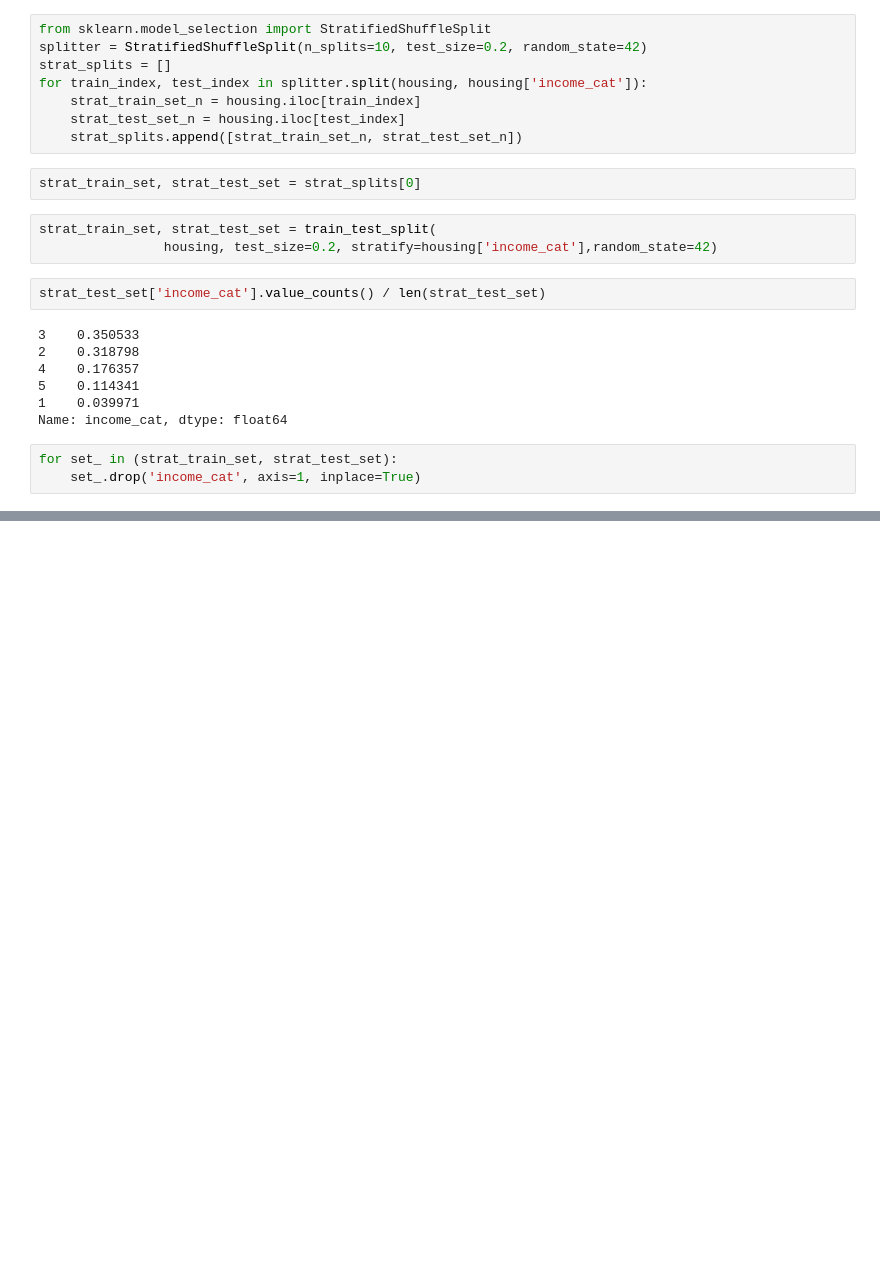
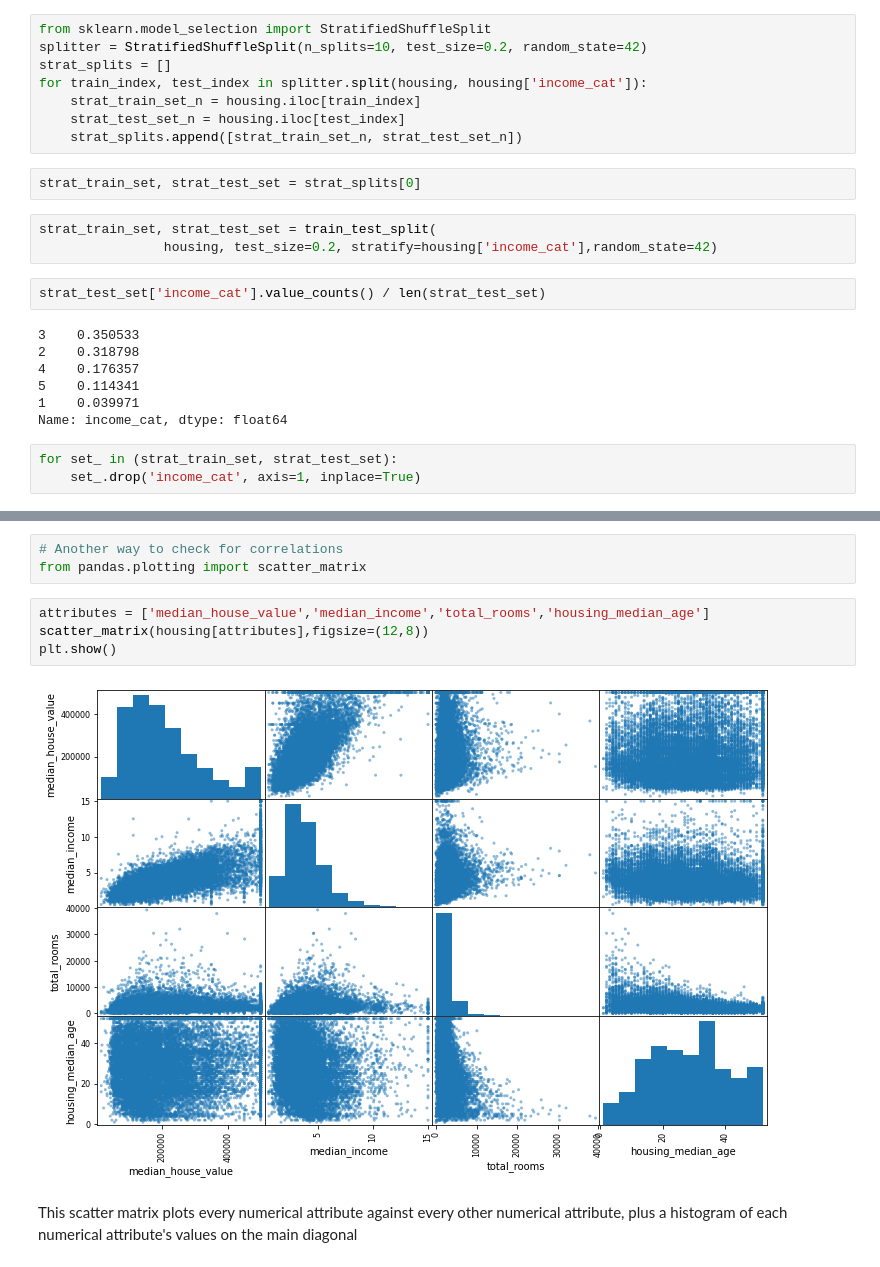
Before and after one commit to Vineet2102/House_Price_Prediction, a Jupyter notebook: house-price-prediction.ipynb, the cells around one changed output, grey strips where cells are left out. Drawn from its saved outputs; the diff is of its cells as text; blank space fills up the shorter version.

```diff
--- a/house-price-prediction.ipynb
+++ b/house-price-prediction.ipynb
@@ -180,0 +225,11 @@ for set_ in (strat_train_set, strat_test_set):
+# %%
+# Another way to check for correlations
+from pandas.plotting import scatter_matrix
+# %%
+attributes = ['median_house_value','median_income','total_rooms','housing_median_age']
+scatter_matrix(housing[attributes],figsize=(12,8))
+plt.show()
+# %% [output]
+[figure, added]
+# %% [markdown]
+This scatter matrix plots every numerical attribute against every other numerical attribute, plus a histogram of each numerical attribute's values on the main diagonal
```
Also changed, not shown: parts of 9 cells of this notebook.
